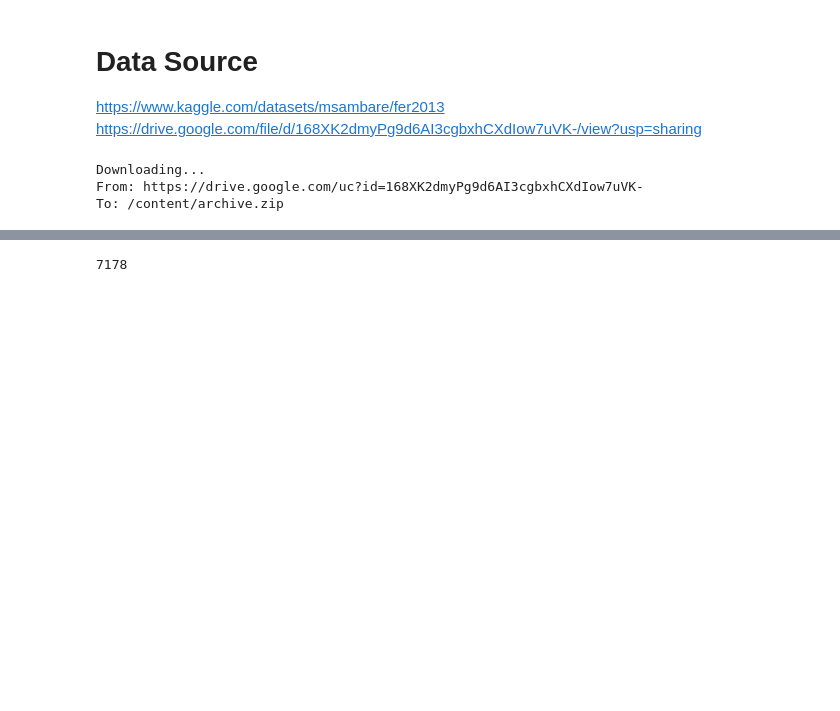
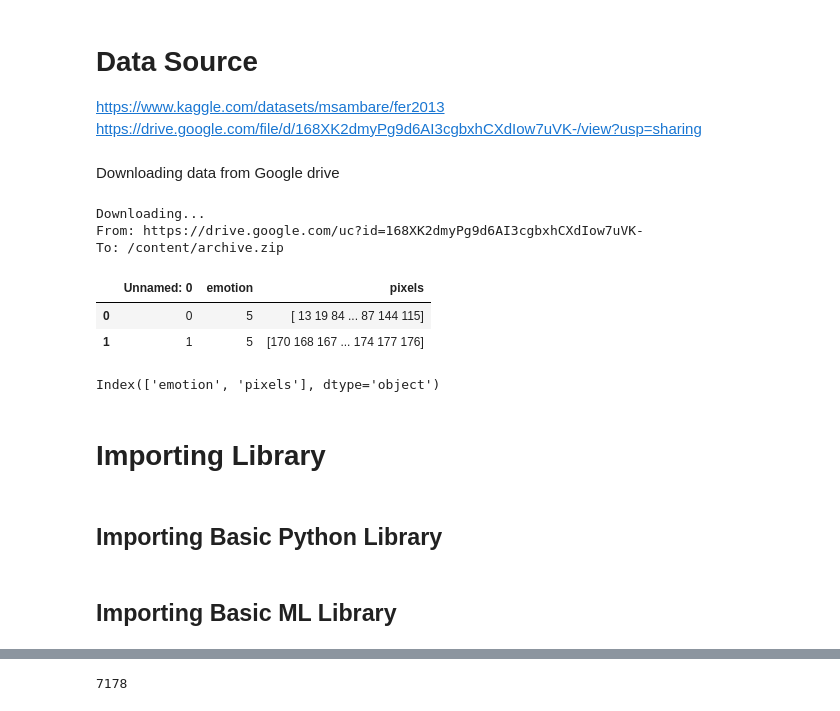
Before and after one commit to chikakoto/facial-expression-recognition, a Jupyter notebook: notebooks/1_0_RH_Initial_notebook.ipynb, the cells around one changed output, grey strips where cells are left out. Drawn from its saved outputs; the diff is of its cells as text; code cells hidden in the pictures; blank space fills up the shorter version.

```diff
--- a/notebooks/1_0_RH_Initial_notebook.ipynb
+++ b/notebooks/1_0_RH_Initial_notebook.ipynb
@@ -4,9 +4,28 @@
 # Data Source
 https://www.kaggle.com/datasets/msambare/fer2013
 https://drive.google.com/file/d/168XK2dmyPg9d6AI3cgbxhCXdIow7uVK-/view?usp=sharing
+# %% [markdown]
+Downloading data from Google drive
 # %%
 !gdown --id 168XK2dmyPg9d6AI3cgbxhCXdIow7uVK- -O archive.zip
 # %% [output]
 Downloading...
 From: https://drive.google.com/uc?id=168XK2dmyPg9d6AI3cgbxhCXdIow7uVK-
 To: /content/archive.zip
+# %%
+data_csv = '/content/drive/MyDrive/Colab Notebooks/test.csv'
+df = pd.read_csv(data_csv)
+df.head(2)
+# %% [output]
+|  | Unnamed: 0 | emotion | pixels |
+| 0 | 0 | 5 | [ 13 19 84 ... 87 144 115] |
+| 1 | 1 | 5 | [170 168 167 ... 174 177 176] |
+# %%
+df.drop('Unnamed: 0', axis=1, inplace=True)
+df.columns
+# %% [output]
+Index(['emotion', 'pixels'], dtype='object')
+# %% [markdown]
+# Importing Library
+# %% [markdown]
+## Importing Basic Python Library
@@ -13 +46,3 @@ To: /content/archive.zip
+# %% [markdown]
+## Importing Basic ML Library
 # %%
```
Also changed, not shown: parts of 35 cells of this notebook.
